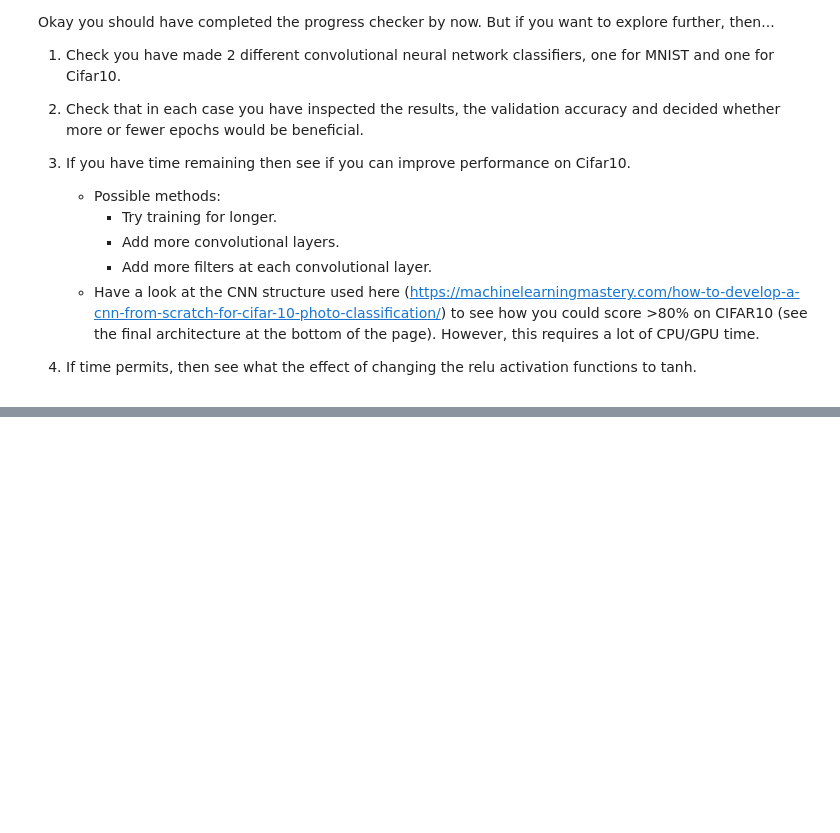
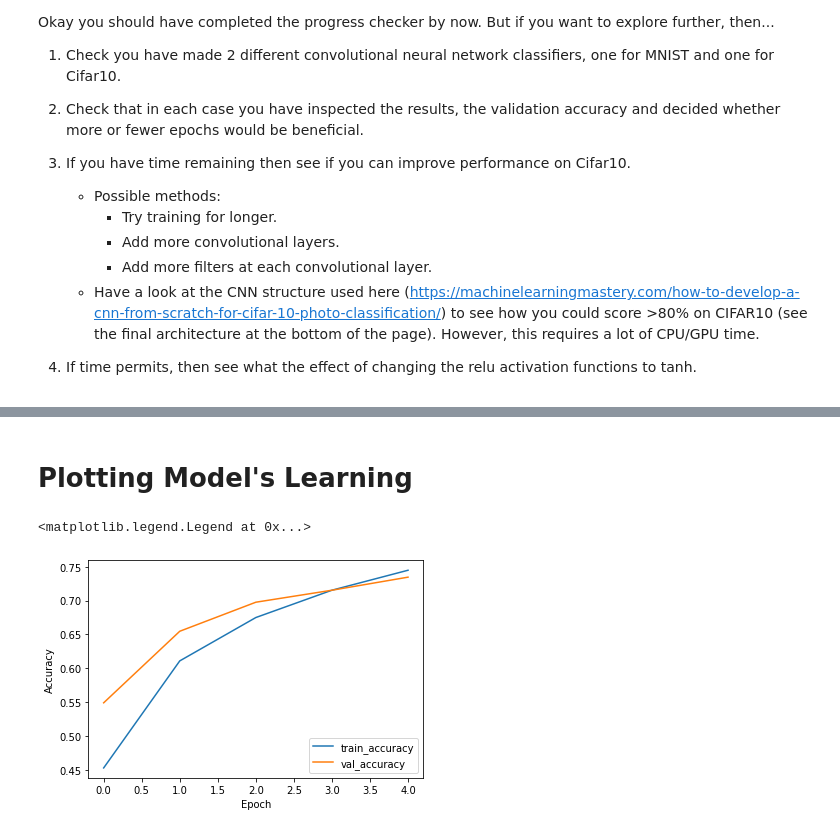
Before and after one commit to BurEng354/CE888-Labs, a Jupyter notebook: Lab7/cnn.ipynb, the cells around one changed output, grey strips where cells are left out. Drawn from its saved outputs; the diff is of its cells as text; code cells hidden in the pictures; blank space fills up the shorter version.

```diff
--- a/Lab7/cnn.ipynb
+++ b/Lab7/cnn.ipynb
@@ -345,0 +346,22 @@ But if you want to explore further, then...
+# %%
+## Defininig Model Architecture
+# build model with CNN architecture
+model = keras.Sequential()
+
+# YOUR CODE HERE (do not specify the input shape in the first layer)
+model.add(layers.Conv2D(16, 3, strides = 1, padding = 'same', activation = 'relu'))
+model.add(layers.Conv2D(32, 3, strides = 1, padding = 'same', activation = 'relu'))
+model.add(layers.MaxPooling2D(pool_size = (2, 2), strides = None, padding = 'valid'))
+
+model.add(layers.Dropout(rate = .2))
+
+model.add(layers.Conv2D(64, 3, strides = 1, padding = 'same', activation = 'relu'))
+model.add(layers.Conv2D(64, 3, strides = 1, padding = 'same', activation = 'relu'))
+model.add(layers.MaxPooling2D(pool_size = (2, 2), strides = None, padding = 'valid'))
+
+model.add(layers.Dropout(rate = .2))
+
+model.add(layers.Flatten())
+
+model.add(layers.Dense(128, activation='relu'))
+model.add(layers.Dense(num_classification_categories, activation='softmax'))
@@ -345,0 +393,11 @@ But if you want to explore further, then...
+# %%
+optimizer = keras.optimizers.Adam()
+
+model.compile(optimizer=optimizer,
+              loss=keras.losses.SparseCategoricalCrossentropy(),
+              metrics=['accuracy'])
+
+history = model.fit(train_images, train_labels,
+                batch_size=128,
+                epochs=5,
+                validation_data=(test_images, test_labels))
@@ -345,0 +415,11 @@ But if you want to explore further, then...
+# %% [markdown]
+# **Plotting Model's Learning**
+# %%
+plt.plot(history.history['accuracy'], label='train_accuracy')
+plt.plot(history.history['val_accuracy'], label = 'val_accuracy')
+plt.xlabel('Epoch')
+plt.ylabel('Accuracy')
+plt.legend(loc='lower right')
+# %% [output]
+<matplotlib.legend.Legend at 0x...>
+[figure, added]
```
Also changed, not shown: parts of 12 cells of this notebook.
